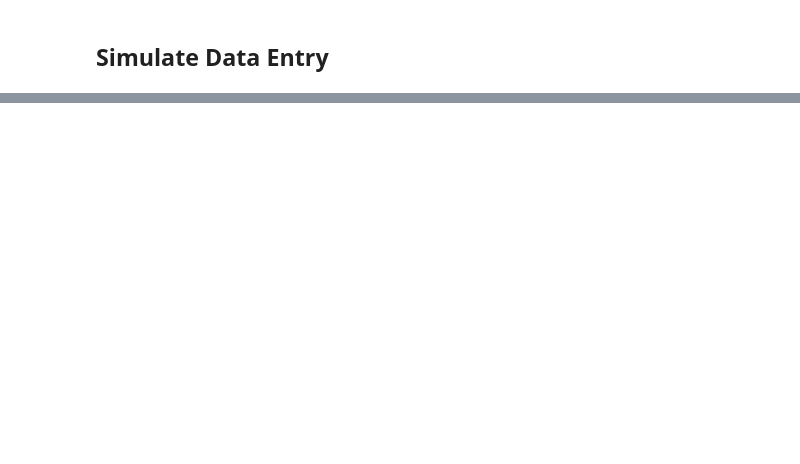
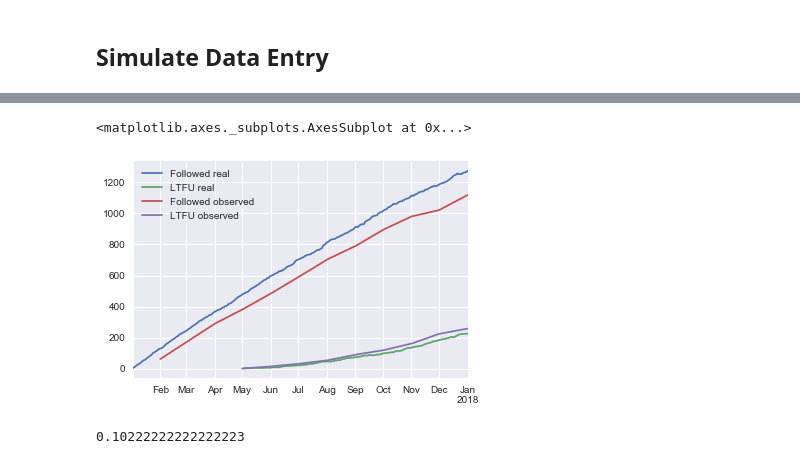
Before and after one commit to grlurton/hiv_retention_metrics, a Jupyter notebook: notebooks/Simple HIV Cohort Model.ipynb, the cells around one changed output, grey strips where cells are left out. Drawn from its saved outputs; the diff is of its cells as text; code cells hidden in the pictures; blank space fills up the shorter version.

Commit message:
Comparisons of output between observed data and real data

```diff
--- a/notebooks/Simple HIV Cohort Model.ipynb
+++ b/notebooks/Simple HIV Cohort Model.ipynb
@@ -238,0 +162,8 @@ d[d.patient_id == 809]
+# %%
+months_reports = {}
+for month in ['2017-02-01', '2017-03-01', '2017-04-01', '2017-05-01', '2017-06-01',
+              '2017-07-01', '2017-08-01', '2017-09-01', '2017-10-01', '2017-11-01', '2017-12-01', '2018-01-01'] :
+    print(month)
+    out = d.groupby(d.patient_id).apply(caf.status_patient, reference_date = month,
+                    analysis_date = month, grace_period = 90)
+    months_reports[month] = out.status.value_counts()
@@ -238,0 +183,13 @@ d[d.patient_id == 809]
+# %%
+reports = pd.DataFrame.from_dict(months_reports , orient='index')
+# %%
+all_reports = report_out.merge(reports, 'left', left_index = True , right_index=True , suffixes=(' real', ' observed'))
+# %%
+all_reports.interpolate().plot()
+# %% [output]
+<matplotlib.axes._subplots.AxesSubplot at 0x...>
+[figure, added]
+# %%
+23/225
+# %% [output]
+0.10222222222222223
```
Also changed, not shown: parts of 13 cells of this notebook.
